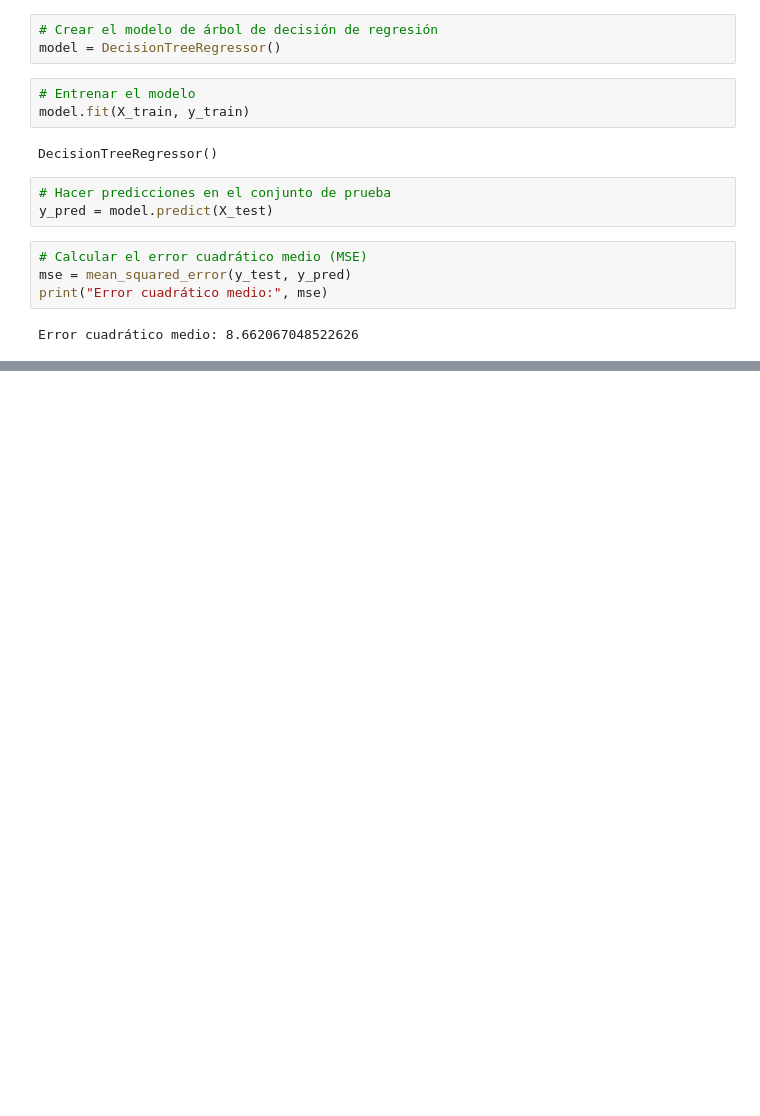
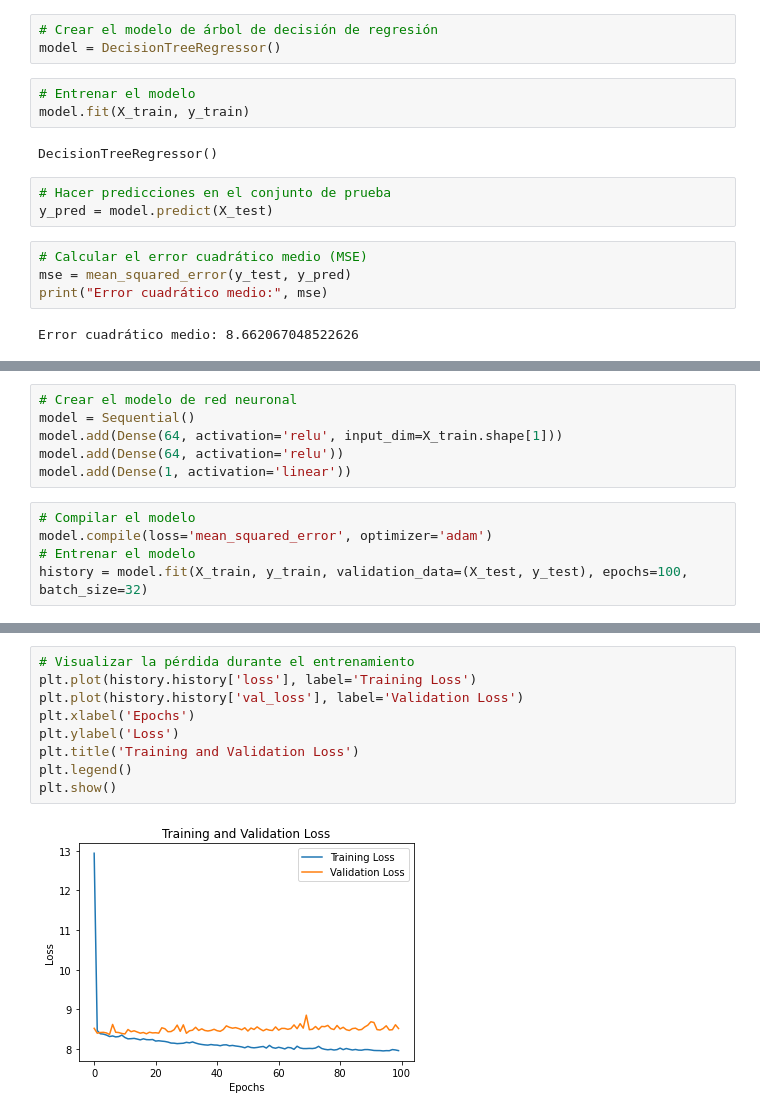
Before and after one commit to lorenzoo014/practica_con_orange, a Jupyter notebook: fichero(python).ipynb, the cells around one changed output, grey strips where cells are left out. Drawn from its saved outputs; the diff is of its cells as text; blank space fills up the shorter version.

```diff
--- a/fichero(python).ipynb
+++ b/fichero(python).ipynb
@@ -164,0 +167,11 @@ Error cuadrático medio: 8.662067048522626
+# %%
+# Crear el modelo de red neuronal
+model = Sequential()
+model.add(Dense(64, activation='relu', input_dim=X_train.shape[1]))
+model.add(Dense(64, activation='relu'))
+model.add(Dense(1, activation='linear'))
+# %%
+# Compilar el modelo
+model.compile(loss='mean_squared_error', optimizer='adam')
+# Entrenar el modelo
+history = model.fit(X_train, y_train, validation_data=(X_test, y_test), epochs=100, batch_size=32)
@@ -164,0 +196,11 @@ Error cuadrático medio: 8.662067048522626
+# %%
+# Visualizar la pérdida durante el entrenamiento
+plt.plot(history.history['loss'], label='Training Loss')
+plt.plot(history.history['val_loss'], label='Validation Loss')
+plt.xlabel('Epochs')
+plt.ylabel('Loss')
+plt.title('Training and Validation Loss')
+plt.legend()
+plt.show()
+# %% [output]
+[figure, added]
```
Also changed, not shown: parts of 7 cells of this notebook.
